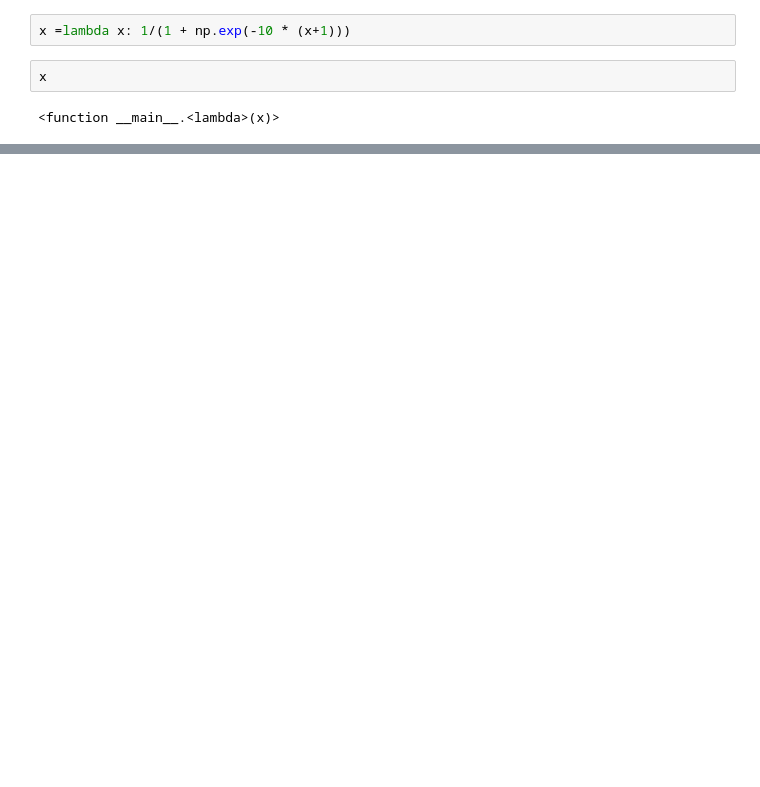
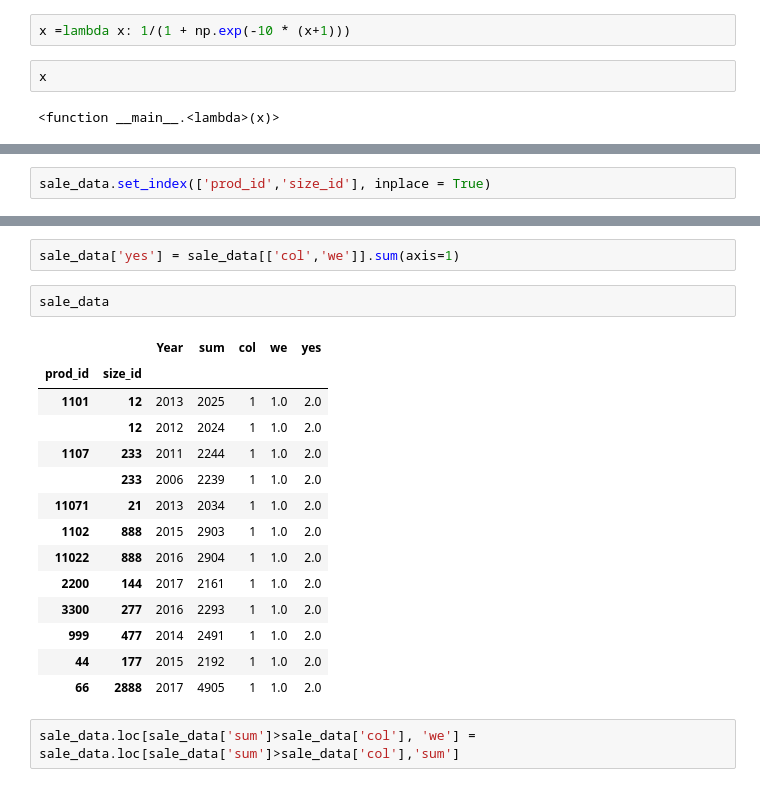
Before and after one commit to liujunnuist/readcode, a Jupyter notebook: learnPandas.ipynb, the cells around one changed output, grey strips where cells are left out. Cells and saved outputs as stored; diff of their text form; blank space fills up the shorter version.

```diff
--- a/learnPandas.ipynb
+++ b/learnPandas.ipynb
@@ -1338,0 +1419,2 @@ x
+# %%
+sale_data.set_index(['prod_id','size_id'], inplace = True)
@@ -1338,0 +1556,21 @@ x
+# %%
+sale_data['yes'] = sale_data[['col','we']].sum(axis=1)
+# %%
+sale_data
+# %% [output]
+|  |  | Year | sum | col | we | yes |
+| prod_id | size_id |  |  |  |  |  |
+| 1101 | 12 | 2013 | 2025 | 1 | 1.0 | 2.0 |
+|  | 12 | 2012 | 2024 | 1 | 1.0 | 2.0 |
+| 1107 | 233 | 2011 | 2244 | 1 | 1.0 | 2.0 |
+|  | 233 | 2006 | 2239 | 1 | 1.0 | 2.0 |
+| 11071 | 21 | 2013 | 2034 | 1 | 1.0 | 2.0 |
+| 1102 | 888 | 2015 | 2903 | 1 | 1.0 | 2.0 |
+| 11022 | 888 | 2016 | 2904 | 1 | 1.0 | 2.0 |
+| 2200 | 144 | 2017 | 2161 | 1 | 1.0 | 2.0 |
+| 3300 | 277 | 2016 | 2293 | 1 | 1.0 | 2.0 |
+| 999 | 477 | 2014 | 2491 | 1 | 1.0 | 2.0 |
+| 44 | 177 | 2015 | 2192 | 1 | 1.0 | 2.0 |
+| 66 | 2888 | 2017 | 4905 | 1 | 1.0 | 2.0 |
+# %%
+sale_data.loc[sale_data['sum']>sale_data['col'], 'we'] =  sale_data.loc[sale_data['sum']>sale_data['col'],'sum']
```
Also changed, not shown: parts of 83 cells of this notebook, 1 other file.
